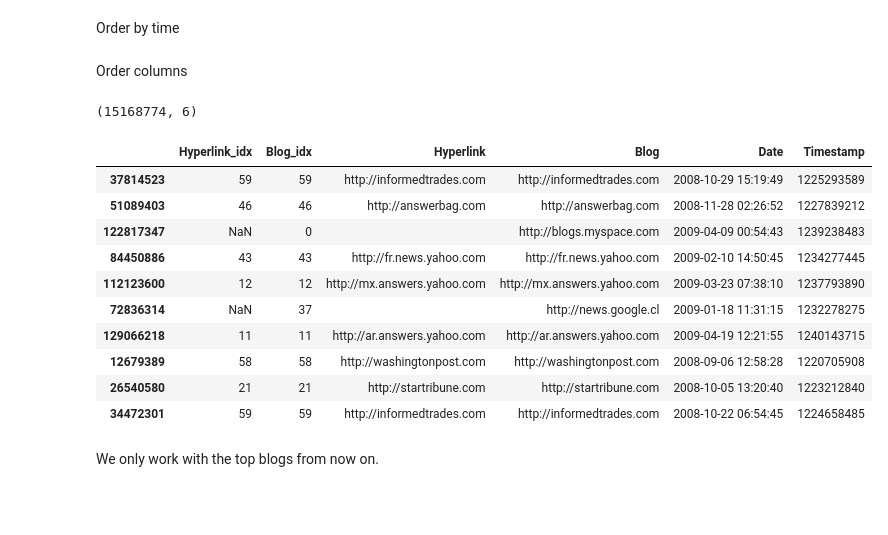
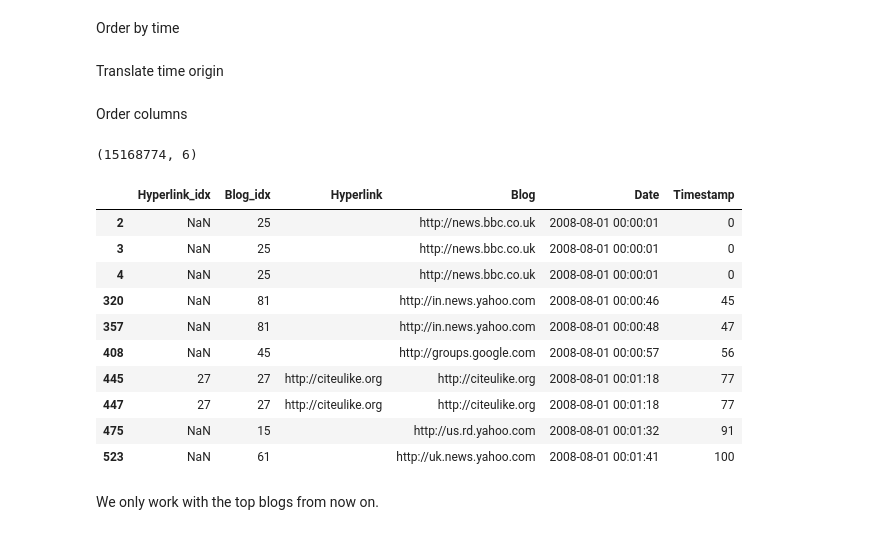
Before and after one commit to trouleau/var-wold, a Jupyter notebook: notebook/real-datasets/memetracker/2-wt-memetracker-preprocessing.ipynb, the cells around one changed output. Drawn from its saved outputs; the diff is of its cells as text; code cells hidden in the pictures; blank space fills up the shorter version.

```diff
--- a/notebook/real-datasets/memetracker/2-wt-memetracker-preprocessing.ipynb
+++ b/notebook/real-datasets/memetracker/2-wt-memetracker-preprocessing.ipynb
@@ -266,26 +266,30 @@ df_top['Hyperlink_idx'] = df_top['Hyperlink'].apply(lambda name: top_name_to_idx
 Order by time
 # %%
 df_top = df_top.sort_values(by='Timestamp')
+# %% [markdown]
+Translate time origin
+# %%
+df_top['Timestamp'] -= df_top['Timestamp'].min()
 # %% [markdown]
 Order columns
 # %%
 df_top = df_top[['Hyperlink_idx', 'Blog_idx', 'Hyperlink', 'Blog', 'Date', 'Timestamp']]
 # %%
 print(df_top.shape)
-display(df_top.sample(10))
+display(df_top.head(10))
 # %% [output]
 (15168774, 6)
 |  | Hyperlink_idx | Blog_idx | Hyperlink | Blog | Date | Timestamp |
-| 37814523 | 59 | 59 | http://informedtrades.com | http://informedtrades.com | 2008-10-29 15:19:49 | 1225293589 |
-| 51089403 | 46 | 46 | http://answerbag.com | http://answerbag.com | 2008-11-28 02:26:52 | 1227839212 |
-| 122817347 | NaN | 0 |  | http://blogs.myspace.com | 2009-04-09 00:54:43 | 1239238483 |
-| 84450886 | 43 | 43 | http://fr.news.yahoo.com | http://fr.news.yahoo.com | 2009-02-10 14:50:45 | 1234277445 |
-| 112123600 | 12 | 12 | http://mx.answers.yahoo.com | http://mx.answers.yahoo.com | 2009-03-23 07:38:10 | 1237793890 |
-| 72836314 | NaN | 37 |  | http://news.google.cl | 2009-01-18 11:31:15 | 1232278275 |
-| 129066218 | 11 | 11 | http://ar.answers.yahoo.com | http://ar.answers.yahoo.com | 2009-04-19 12:21:55 | 1240143715 |
-| 12679389 | 58 | 58 | http://washingtonpost.com | http://washingtonpost.com | 2008-09-06 12:58:28 | 1220705908 |
-| 26540580 | 21 | 21 | http://startribune.com | http://startribune.com | 2008-10-05 13:20:40 | 1223212840 |
-| 34472301 | 59 | 59 | http://informedtrades.com | http://informedtrades.com | 2008-10-22 06:54:45 | 1224658485 |
+| 2 | NaN | 25 |  | http://news.bbc.co.uk | 2008-08-01 00:00:01 | 0 |
+| 3 | NaN | 25 |  | http://news.bbc.co.uk | 2008-08-01 00:00:01 | 0 |
+| 4 | NaN | 25 |  | http://news.bbc.co.uk | 2008-08-01 00:00:01 | 0 |
+| 320 | NaN | 81 |  | http://in.news.yahoo.com | 2008-08-01 00:00:46 | 45 |
+| 357 | NaN | 81 |  | http://in.news.yahoo.com | 2008-08-01 00:00:48 | 47 |
+| 408 | NaN | 45 |  | http://groups.google.com | 2008-08-01 00:00:57 | 56 |
+| 445 | 27 | 27 | http://citeulike.org | http://citeulike.org | 2008-08-01 00:01:18 | 77 |
+| 447 | 27 | 27 | http://citeulike.org | http://citeulike.org | 2008-08-01 00:01:18 | 77 |
+| 475 | NaN | 15 |  | http://us.rd.yahoo.com | 2008-08-01 00:01:32 | 91 |
+| 523 | NaN | 61 |  | http://uk.news.yahoo.com | 2008-08-01 00:01:41 | 100 |
 # %% [markdown]
 We only work with the top blogs from now on.
 # %% [raw]
```
Also changed, not shown: parts of 33 cells of this notebook, 3 other files.
